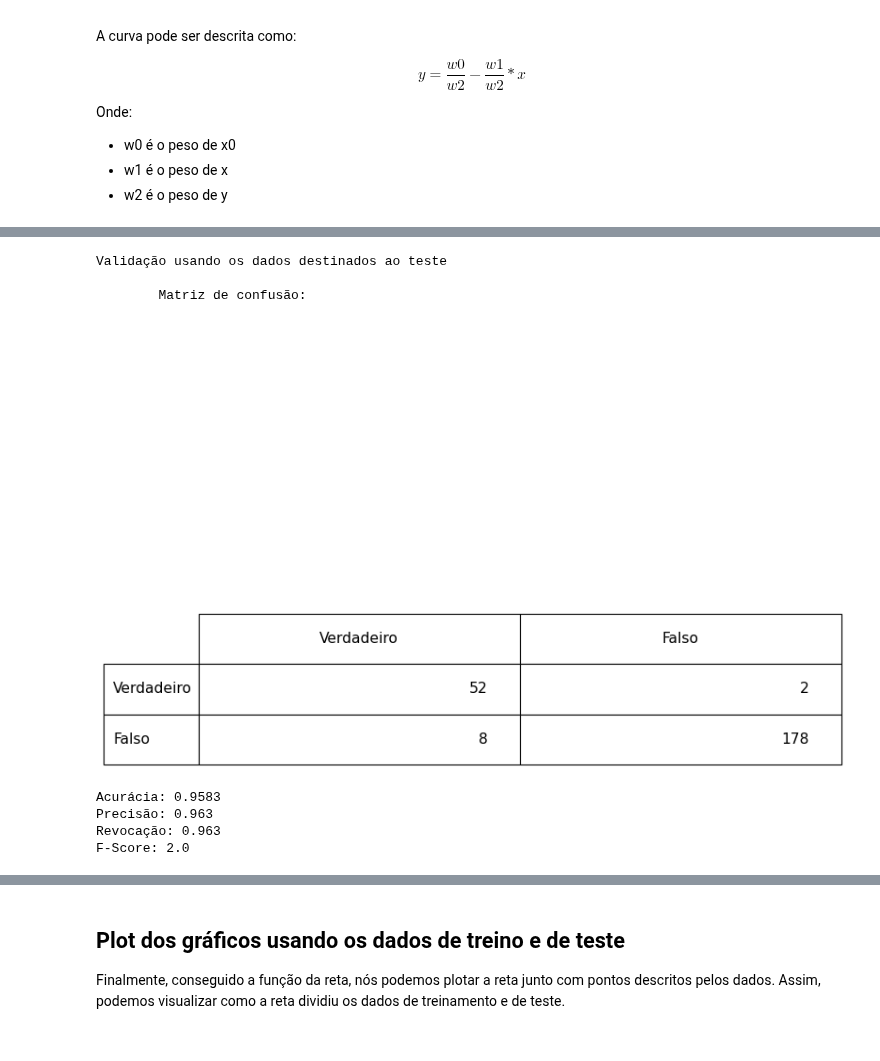
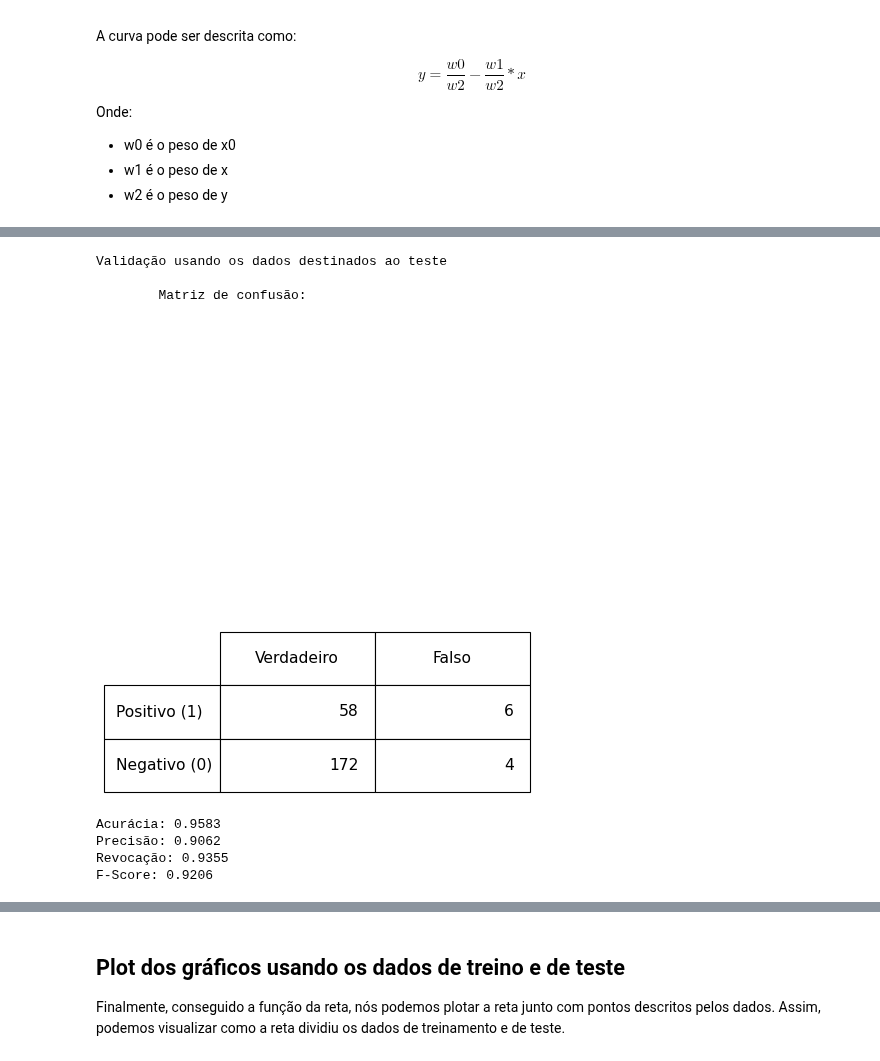
Before and after one commit to levidasilvalima/RNA-PP2, a Jupyter notebook: Parte3/PP2_parte3.ipynb, the cells around one changed output, grey strips where cells are left out. Cells and saved outputs as stored; diff of their text form; code cells hidden in the pictures.

```diff
--- a/Parte3/PP2_parte3.ipynb
+++ b/Parte3/PP2_parte3.ipynb
@@ -302,46 +290,46 @@ for i in range(len(vetor1_teste)):
     if (fa): # Falso Positivo
       matriz_confusao[0][1] = matriz_confusao[0][1] + 1
     else: # Falso Negativo
-      matriz_confusao[1][0] = matriz_confusao[1][0] + 1
+      matriz_confusao[1][1] = matriz_confusao[1][1] + 1
   else:
     acertos = acertos + 1
     if (fa): # Vedadeiro Positivo
       matriz_confusao[0][0] = matriz_confusao[0][0] + 1
     else: # Verdadeiro Negativo
-      matriz_confusao[1][1] = matriz_confusao[1][1] + 1
+      matriz_confusao[1][0] = matriz_confusao[1][0] + 1
 
 columns = ("Verdadeiro", "Falso")
-rows = ("Verdadeiro", "Falso")
+rows = ("Positivo (1)", "Negativo (0)")
 
 fig = plt.figure(dpi = 80)
 ax = fig.add_subplot(1, 1, 1)
 
 table = ax.table(cellText=matriz_confusao, rowLabels=rows, colLabels=columns)
 table.set_fontsize(14)
 table.scale(1,4)
 ax.axis('off')
 
 print("Validação usando os dados destinados ao teste")
 print("\n\tMatriz de confusão:")
 plt.show()
 
-acuracia = round((matriz_confusao[0][0] + matriz_confusao[1][1]) / (matriz_confusao[0][0] + matriz_confusao[0][1] + matriz_confusao[1][0] + matriz_confusao[1][1]), 4)
+acuracia = round((matriz_confusao[0][0] + matriz_confusao[1][0]) / (matriz_confusao[0][0] + matriz_confusao[0][1] + matriz_confusao[1][1] + matriz_confusao[1][0]), 4)
 print("Acurácia:", acuracia)
 
 precisao = round(matriz_confusao[0][0] / (matriz_confusao[0][0] + matriz_confusao[0][1]), 4)
 print("Precisão:", precisao)
 
-revocacao = round(matriz_confusao[0][0] / (matriz_confusao[0][0] + matriz_confusao[0][1]), 4)
+revocacao = round(matriz_confusao[0][0] / (matriz_confusao[0][0] + matriz_confusao[1][1]), 4)
 print("Revocação:", revocacao)
 
-fscore = round( 2 * (precisao + revocacao) / (precisao + revocacao) ,4)
+fscore = round( 2 * (precisao * revocacao) / (precisao + revocacao) ,4)
 print("F-Score:", fscore)
 # %% [output]
 Validação usando os dados destinados ao teste
 
         Matriz de confusão:
-[figure, old version]
+[figure, new version]
 Acurácia: 0.9583
-Precisão: 0.963
-Revocação: 0.963
-F-Score: 2.0
+Precisão: 0.9062
+Revocação: 0.9355
+F-Score: 0.9206
```
Also changed, not shown: parts of 8 cells of this notebook.
